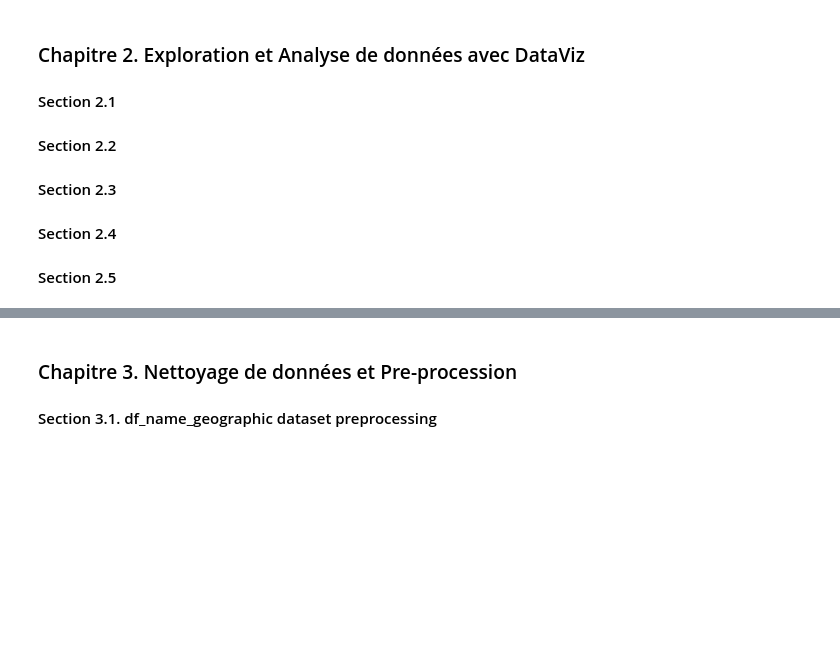
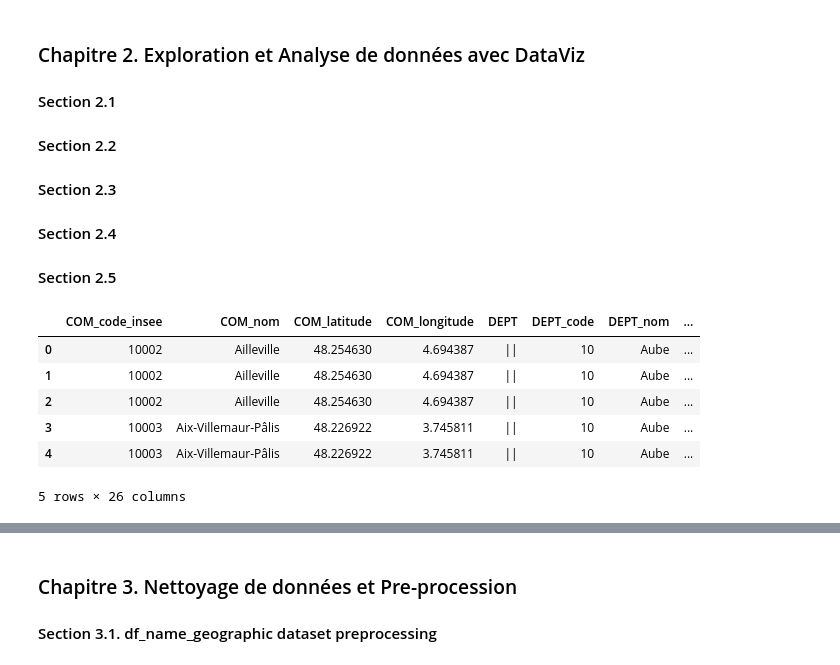
Before and after one commit to nkostiuk/french-industry, a Jupyter notebook: notebooks/Notebook_Final.ipynb, the cells around one changed output, grey strips where cells are left out. Cells and saved outputs as stored; diff of their text form; code cells hidden in the pictures; blank space fills up the shorter version.

```diff
--- a/notebooks/Notebook_Final.ipynb
+++ b/notebooks/Notebook_Final.ipynb
@@ -229,3 +233,15 @@ summary_short(df_name_geographic)
 #### Section 2.3 <a class="anchor" id="section_2_3"></a>
 #### Section 2.4 <a class="anchor" id="section_2_4"></a>
 #### Section 2.5 <a class="anchor" id="section_2_5"></a>
+# %%
+df_name_geographic_final = pd.read_csv('../data/name_geographic_final.csv')
+
+display(df_name_geographic_final.head())
+# %% [output]
+|  | COM_code_insee | COM_nom | COM_latitude | COM_longitude | DEPT | DEPT_code | DEPT_nom | ... |
+| 0 | 10002 | Ailleville | 48.254630 | 4.694387 | || | 10 | Aube | ... |
+| 1 | 10002 | Ailleville | 48.254630 | 4.694387 | || | 10 | Aube | ... |
+| 2 | 10002 | Ailleville | 48.254630 | 4.694387 | || | 10 | Aube | ... |
+| 3 | 10003 | Aix-Villemaur-Pâlis | 48.226922 | 3.745811 | || | 10 | Aube | ... |
+| 4 | 10003 | Aix-Villemaur-Pâlis | 48.226922 | 3.745811 | || | 10 | Aube | ... |
+5 rows × 26 columns
```
Also changed, not shown: parts of 10 cells of this notebook.
